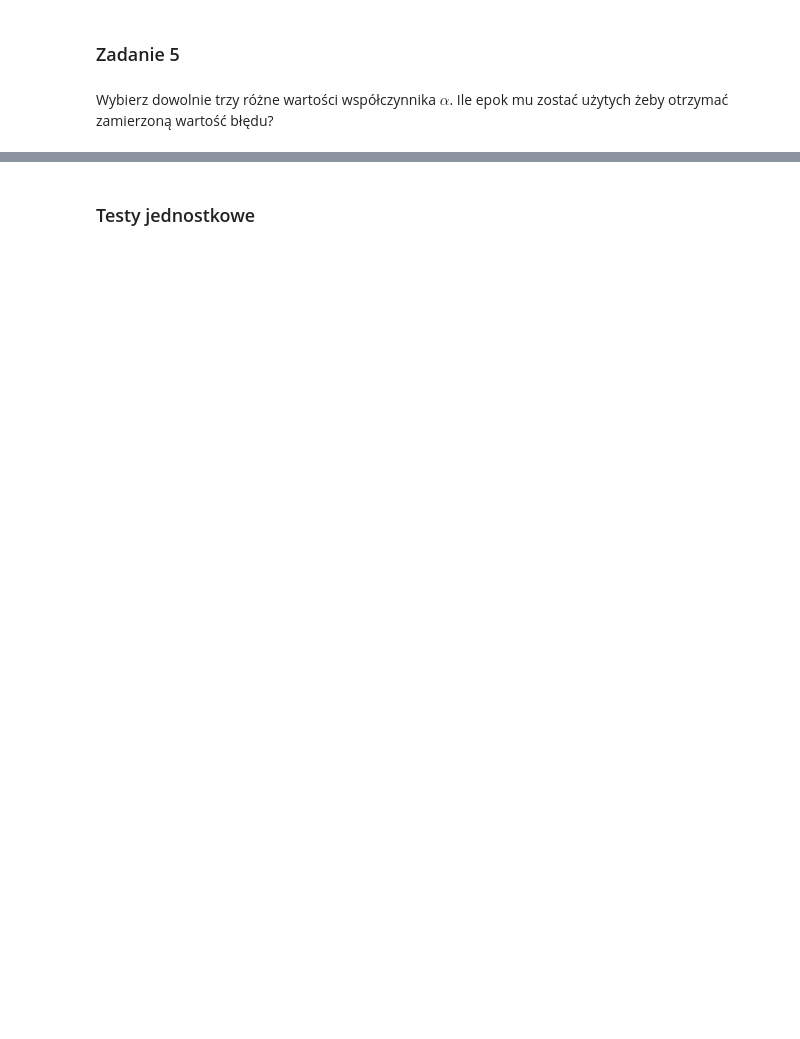
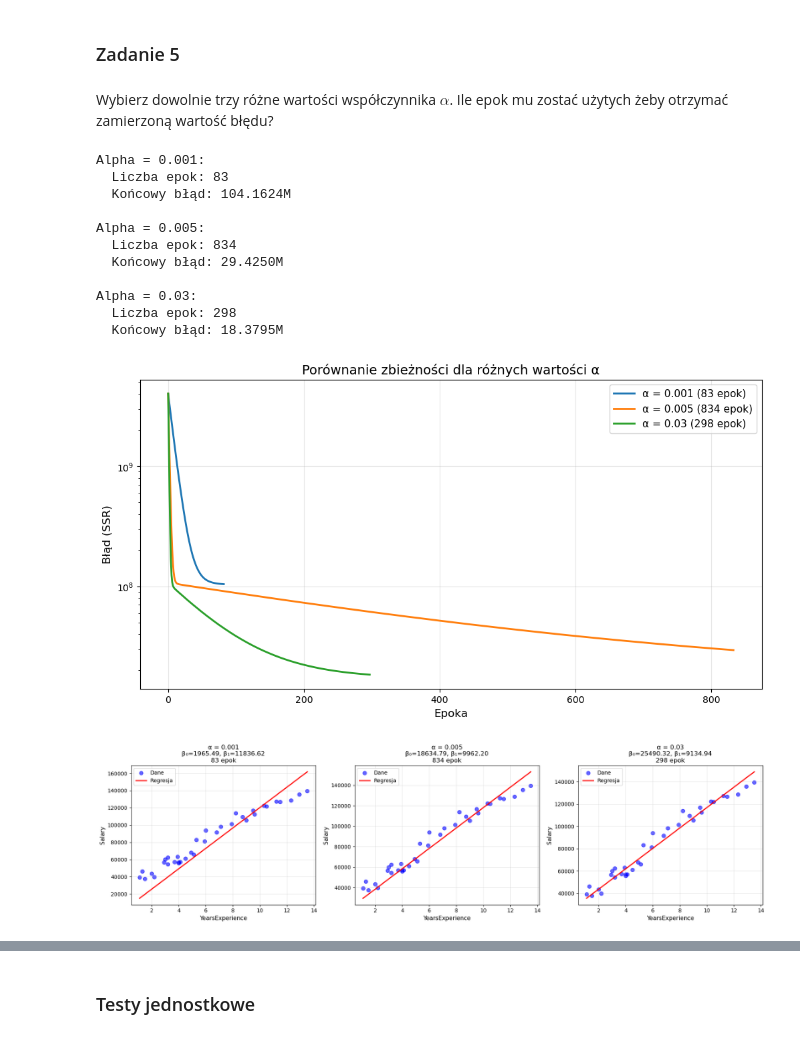
Before and after one commit to kamazur2002/pk_machine_learning, a Jupyter notebook: linear_regression/160803_Kamila_Zur_Linear_regression_simple_P1.ipynb, the cells around one changed output, grey strips where cells are left out. Drawn from its saved outputs; the diff is of its cells as text; code cells hidden in the pictures; blank space fills up the shorter version.

```diff
--- a/linear_regression/160803_Kamila_Zur_Linear_regression_simple_P1.ipynb
+++ b/linear_regression/160803_Kamila_Zur_Linear_regression_simple_P1.ipynb
@@ -234,0 +282,69 @@ Wybierz dowolnie trzy różne wartości współczynnika $\alpha$. Ile epok mu zo
+# %%
+alphas = [0.001, 0.005, 0.03]
+results = {}
+
+for alpha_val in alphas:
+    b0_hist, b1_hist, error_hist = learn_and_fit(x, y, alpha = alpha_val, epoch = 1000)
+    results[alpha_val] = {
+        'epochs': len(error_hist),
+        'final_error': error_hist[-1],
+        'errors': error_hist,
+        'b0': b0_hist,
+        'b1': b1_hist
+    }
+    print(f"Alpha = {alpha_val}:")
+    print(f"  Liczba epok: {results[alpha_val]['epochs']}")
+    print(f"  Końcowy błąd: {results[alpha_val]['final_error']/1e6:.4f}M")
+    print()
+
+plt.figure(figsize=(12, 6))
+
+for alpha_val in alphas:
+    errors = results[alpha_val]['errors']
+    plt.plot(range(len(errors)), errors, linewidth=2,
+             label=f'α = {alpha_val} ({len(errors)} epok)')
+
+plt.xlabel('Epoka', fontsize=12)
+plt.ylabel('Błąd (SSR)', fontsize=12)
+plt.title('Porównanie zbieżności dla różnych wartości α', fontsize=14)
+plt.legend(fontsize=11)
+plt.grid(True, alpha=0.3)
+plt.yscale('log')
+plt.show()
+
+fig, axes = plt.subplots(1, 3, figsize=(18, 5))
+
+for idx, alpha_val in enumerate(alphas):
+    ax = axes[idx]
+
+    ax.scatter(x, y, color='blue', alpha=0.6, s=50, label='Dane')
+
+    final_b0 = results[alpha_val]['b0'][-1]
+    final_b1 = results[alpha_val]['b1'][-1]
+    x_line = np.linspace(x.min(), x.max(), 100)
+    y_line = final_b0 + final_b1 * x_line
+    ax.plot(x_line, y_line, 'r-', linewidth=2, label='Regresja')
+
+    ax.set_xlabel('YearsExperience', fontsize=11)
+    ax.set_ylabel('Salary', fontsize=11)
+    ax.set_title(f'α = {alpha_val}\nβ₀={final_b0:.2f}, β₁={final_b1:.2f}\n'
+                 f'{results[alpha_val]["epochs"]} epok', fontsize=12)
+    ax.legend()
+    ax.grid(True, alpha=0.3)
+
+plt.tight_layout()
+plt.show()
+# %% [output]
+Alpha = 0.001:
+  Liczba epok: 83
+  Końcowy błąd: 104.1624M
+
+Alpha = 0.005:
+  Liczba epok: 834
+  Końcowy błąd: 29.4250M
+
+Alpha = 0.03:
+  Liczba epok: 298
+  Końcowy błąd: 18.3795M
+[figure, added]
+[figure, added]
```
Also changed, not shown: parts of 29 cells of this notebook.
